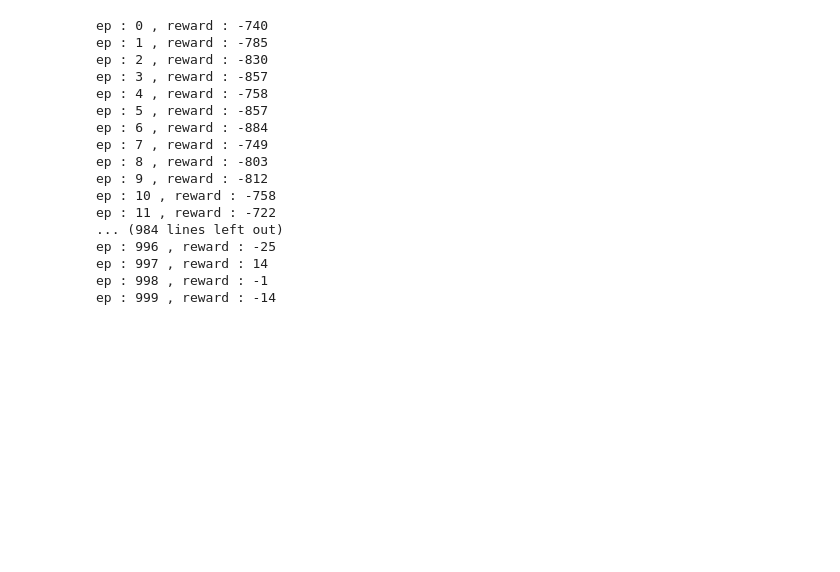
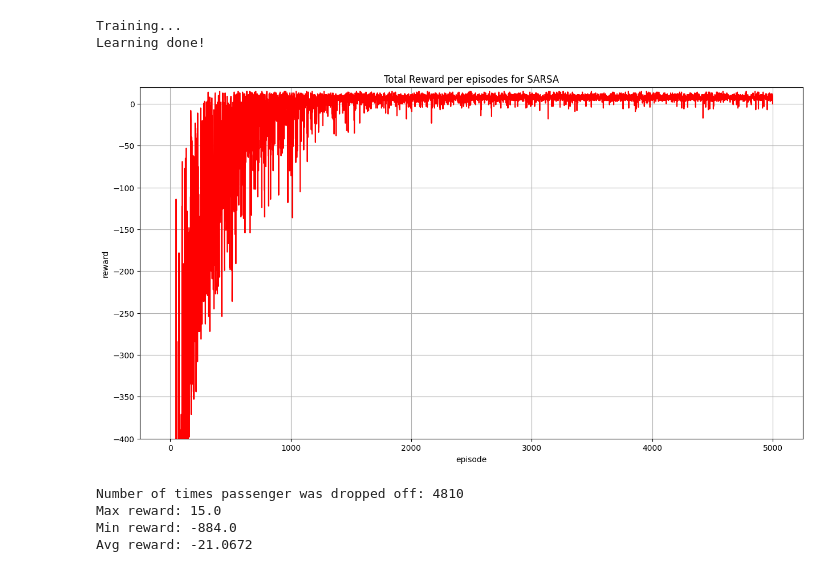
Before and after one commit to Zeid-Hazboun/openAI-taxi-RL, a Jupyter notebook: taxi.ipynb, the cells around one changed output. Saved outputs shown, nothing was run; the diff lists cells and outputs as text; code cells hidden in the pictures; blank space fills up the shorter version.

```diff
--- a/taxi.ipynb
+++ b/taxi.ipynb
@@ -96,0 +274,17 @@ Learning done!
+# %%
+agent = SarsaAgent(max_episodes,
+                max_steps,
+                test_episodes,
+                alpha,
+                gamma,
+                epsilon,
+                decay_rate)
+agent.run()
+# %% [output]
+Training...
+Learning done!
+[figure, added]
+Number of times passenger was dropped off: 4810
+Max reward: 15.0
+Min reward: -884.0
+Avg reward: -21.0672
@@ -183,20 +391,2 @@ agent = SarsaAgent(max_episodes = 1000,
 # %%
-agent.training()
+# dqn_agent.build_model()
-# %% [output]
-ep : 0 , reward : -740
-ep : 1 , reward : -785
-ep : 2 , reward : -830
-ep : 3 , reward : -857
-ep : 4 , reward : -758
-ep : 5 , reward : -857
-ep : 6 , reward : -884
-ep : 7 , reward : -749
-ep : 8 , reward : -803
-ep : 9 , reward : -812
-ep : 10 , reward : -758
-ep : 11 , reward : -722
-... (984 lines left out)
-ep : 996 , reward : -25
-ep : 997 , reward : 14
-ep : 998 , reward : -1
-ep : 999 , reward : -14
```
Also changed, not shown: parts of 14 cells of this notebook.
